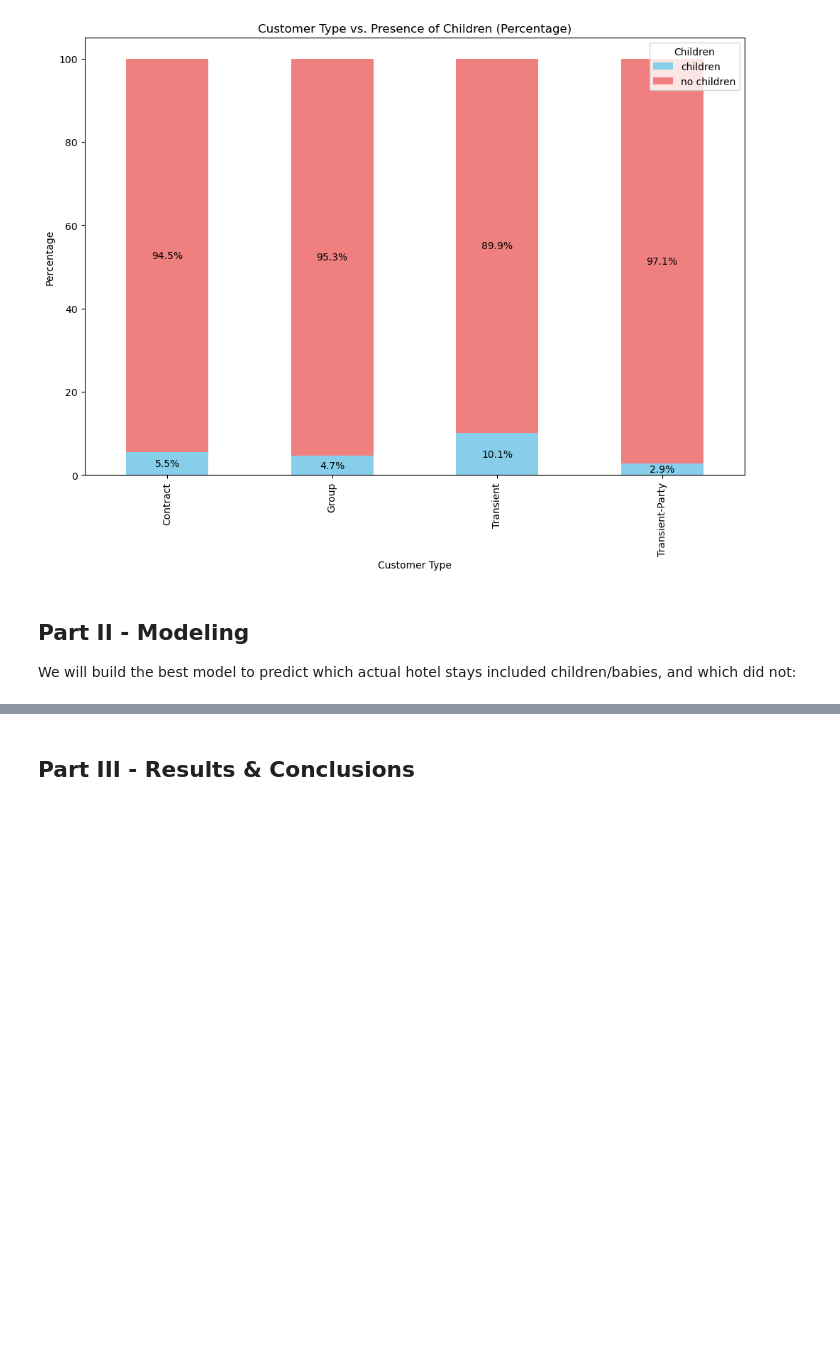
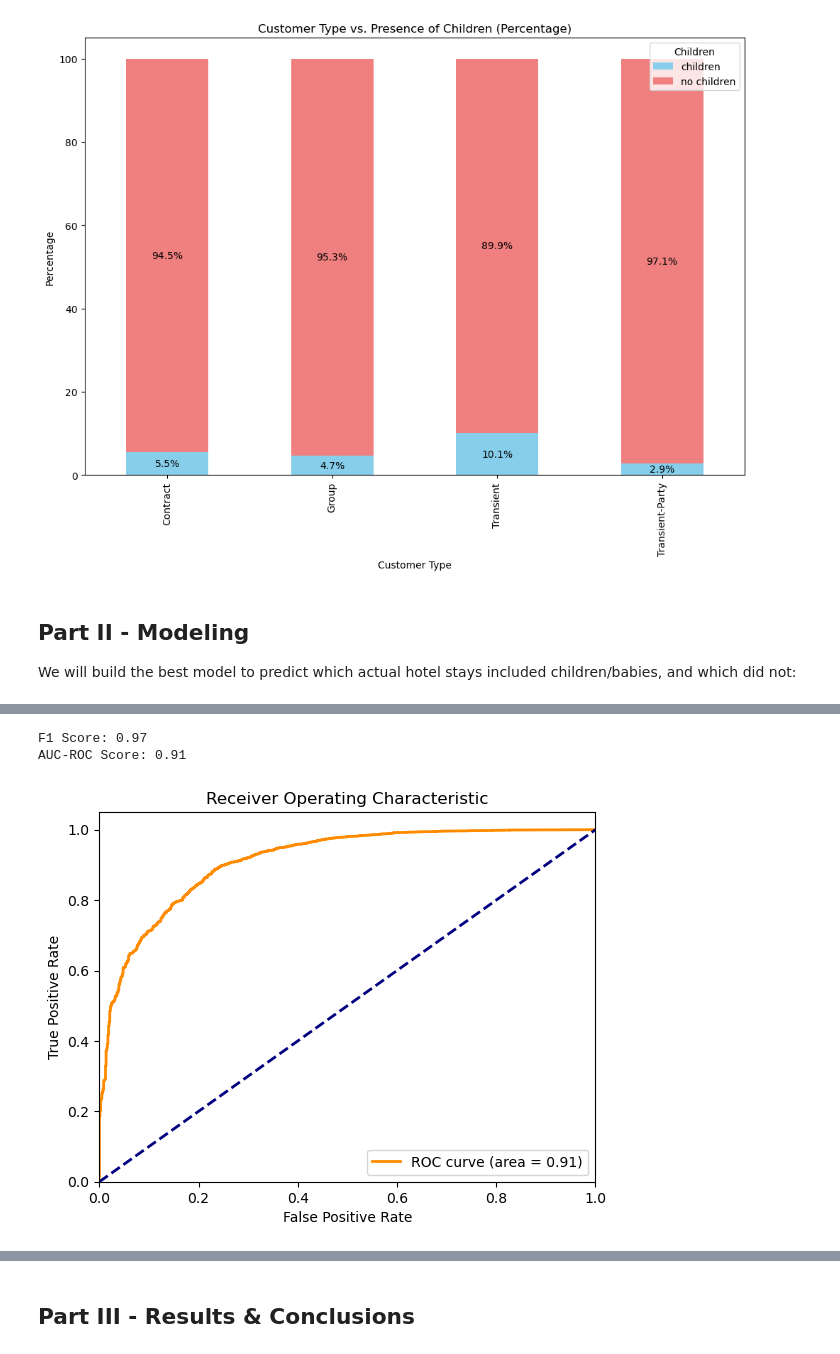
Before and after one commit to ariosramirez/Hotel-booking-demand-challenge, a Jupyter notebook: fligoo_take_home_data_scientist_semi_senior.ipynb, the cells around one changed output, grey strips where cells are left out. Cells and saved outputs as stored; diff of their text form; code cells hidden in the pictures; blank space fills up the shorter version.

```diff
--- a/fligoo_take_home_data_scientist_semi_senior.ipynb
+++ b/fligoo_take_home_data_scientist_semi_senior.ipynb
@@ -669,0 +770,13 @@ Pipeline(steps=[('add_total_nights', AddTotalNights()),
+# %%
+from xgboost import XGBClassifier
+
+# Create the pipeline
+model_xgb = XGBClassifier(random_state=42)
+pipeline_xgb = create_pipeline(numeric_features, categorical_features, model_xgb)
+
+# Fit the pipeline
+pipeline_xgb.fit(X_train, y_train)
+
+# Predict using the pipeline
+y_pred = pipeline_xgb.predict(X_test)
+y_prob = pipeline_xgb.predict_proba(X_test)[:, 1]
@@ -669,0 +806,14 @@ Pipeline(steps=[('add_total_nights', AddTotalNights()),
+# %%
+# Calculate and print metrics
+f1 = calculate_f1_score(y_test, y_pred)
+auc_roc = calculate_auc_roc_score(y_test, y_prob)
+
+print(f'F1 Score: {f1:.2f}')
+print(f'AUC-ROC Score: {auc_roc:.2f}')
+
+# Plot AUC-ROC curve
+plot_auc_roc_curve(y_test, y_prob)
+# %% [output]
+F1 Score: 0.97
+AUC-ROC Score: 0.91
+[figure, added]
```
Also changed, not shown: parts of 26 cells of this notebook, 3 other files.
